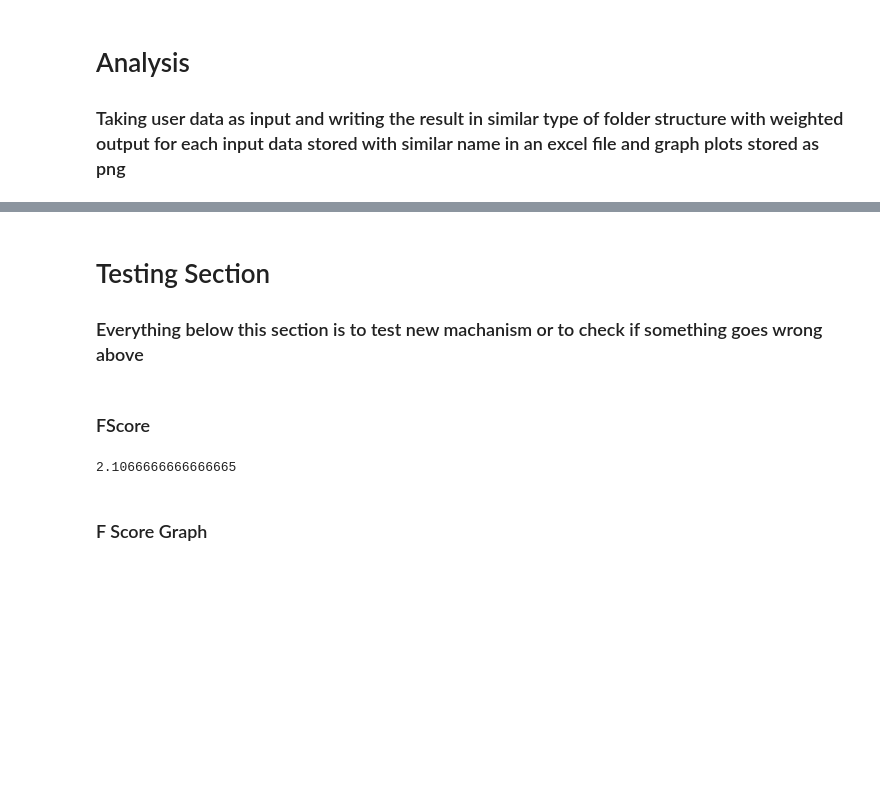
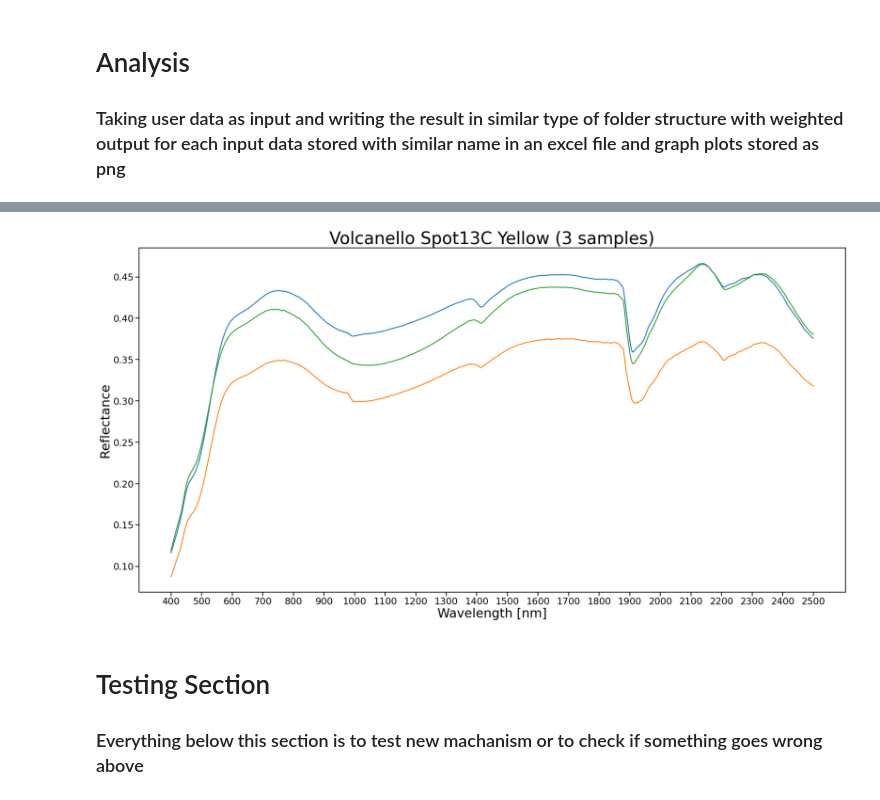
Before and after one commit to ankitkumar9018/Mineral-Prediction-Using-Hyperspectral-Data, a Jupyter notebook: 06_Graph_Plot.ipynb, the cells around one changed output, grey strips where cells are left out. Cells and saved outputs as stored; diff of their text form; code cells hidden in the pictures; blank space fills up the shorter version.

```diff
--- a/06_Graph_Plot.ipynb
+++ b/06_Graph_Plot.ipynb
@@ -727,5 +452,39 @@ IntProgress(value=0, max=150)
+# %%
+###sed file declarations
+#sedPath = "../big_sample/yellow/"
+#sedPath = "../data/vulcano/16062019/astrobay/Astrobay spot 3/"
+#sedPath = "../data/vulcano/16062019/volcanello/spot13/"
+#sedPath = "../data/enviData/algorithmPredictionDataProcessed/"
+sedPath = "../volcanello/spot13/spot13C_YELLOW/"
+#sedPath = "../data/vulcano/16062019/astrobay/small_samples/Astro_Sample9/"
+#sedPath = "../data/vulcano/16062019/volcanello/spot13/"
+#sedPath = "../data/vulcano/"
+#sedPath = "../data/Spot16/"
+
+txt_files = FolderAndFileProcessing.ReadFilePaths(txtPath,extensionTxt)
+sed_files = FolderAndFileProcessing.ReadFilePaths(sedPath,extensionSed)
+# %%
+max_countSed = len(sed_files)
+#targetFolderToReplace = '/data/enviData'
+#algorithmRunFunction = 'SpectraComparision.' + algorithmType
+minWav = '400'
+maxWav = '2500'
+waveLength = list(range(350,2501))
+fig = plt.figure(figsize=(30, 15))
+#plt.rcParams.update({'font.size': 100})
+
+
+for fileCount in range(max_countSed):
+    #print(fileCount)
+    spectral_plot = FolderAndFileProcessing.GetValuesFromFile(sed_files[fileCount], 26, '\t','Reflect. [1.0]')
+    plt.plot(waveLength[50:], spectral_plot[50:])
+    plt.xlabel('Wavelength [nm]', fontsize=30)
+    plt.ylabel('Reflectance', fontsize=30)
+    plt.title('Volcanello Spot13C Yellow (' + str(max_countSed) + ' samples)', fontsize=40)
+    plt.xticks(np.arange(400, 2501, 100), fontsize=22)
+    plt.yticks(fontsize=22)
+# %% [output]
+[figure, added]
 # %% [markdown]
 # Testing Section
 ### Everything below this section is to test new machanism or to check if something goes wrong above
-# %% [markdown]
-### FScore
@@ -770,6 +490,0 @@ for outerIndex in range(len(dictionaryList)):
-# %%
-np.mean([len(f.replace('.xlsx', '').split('_')[1:]) for f in fileNameList])
-# %% [output]
-2.1066666666666665
-# %% [markdown]
-### F Score Graph
```
Also changed, not shown: parts of 37 cells of this notebook, 3 other files.
